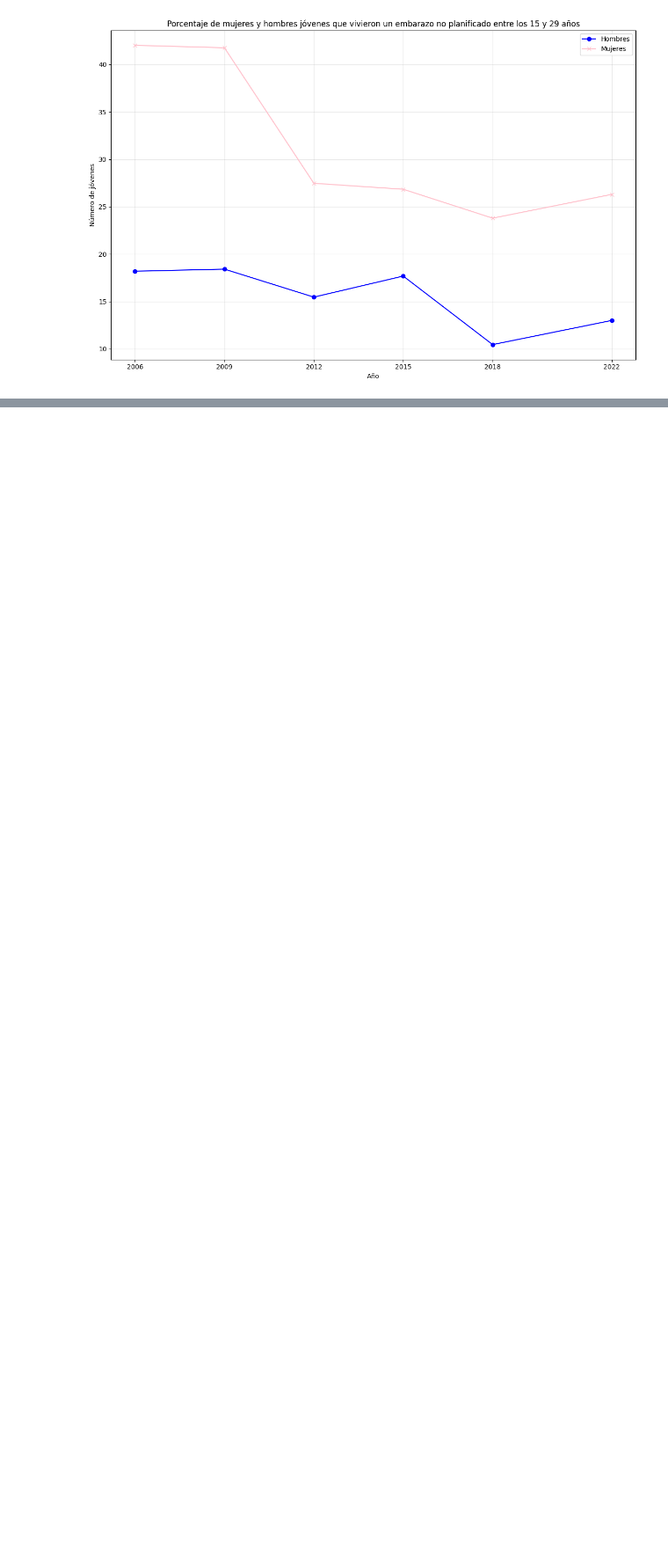
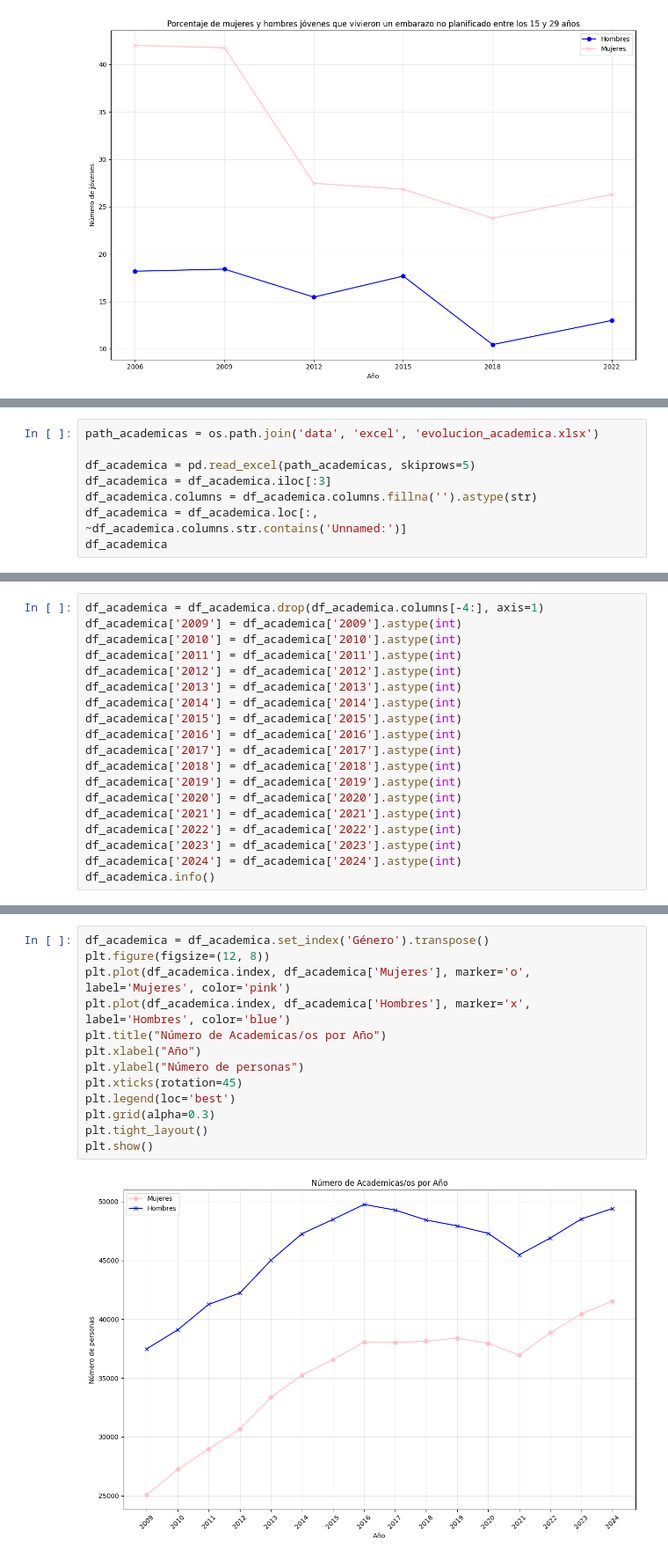
Before and after one commit to Kilpura/ProyectoCIenciaDatos, a Jupyter notebook: borradores_creados_por_integrantes/archivos.ipynb, the cells around one changed output, grey strips where cells are left out. Shown at 88% size. Drawn from its saved outputs; the diff is of its cells as text; blank space fills up the shorter version.

```diff
--- a/borradores_creados_por_integrantes/archivos.ipynb
+++ b/borradores_creados_por_integrantes/archivos.ipynb
@@ -248,0 +249,8 @@ plt.show()
+# %%
+path_academicas = os.path.join('data', 'excel', 'evolucion_academica.xlsx')
+
+df_academica = pd.read_excel(path_academicas, skiprows=5)
+df_academica = df_academica.iloc[:3]
+df_academica.columns = df_academica.columns.fillna('').astype(str)
+df_academica = df_academica.loc[:, ~df_academica.columns.str.contains('Unnamed:')]
+df_academica
@@ -248,0 +271,19 @@ plt.show()
+# %%
+df_academica = df_academica.drop(df_academica.columns[-4:], axis=1)
+df_academica['2009'] = df_academica['2009'].astype(int)
+df_academica['2010'] = df_academica['2010'].astype(int)
+df_academica['2011'] = df_academica['2011'].astype(int)
+df_academica['2012'] = df_academica['2012'].astype(int)
+df_academica['2013'] = df_academica['2013'].astype(int)
+df_academica['2014'] = df_academica['2014'].astype(int)
+df_academica['2015'] = df_academica['2015'].astype(int)
+df_academica['2016'] = df_academica['2016'].astype(int)
+df_academica['2017'] = df_academica['2017'].astype(int)
+df_academica['2018'] = df_academica['2018'].astype(int)
+df_academica['2019'] = df_academica['2019'].astype(int)
+df_academica['2020'] = df_academica['2020'].astype(int)
+df_academica['2021'] = df_academica['2021'].astype(int)
+df_academica['2022'] = df_academica['2022'].astype(int)
+df_academica['2023'] = df_academica['2023'].astype(int)
+df_academica['2024'] = df_academica['2024'].astype(int)
+df_academica.info()
@@ -248,0 +315,15 @@ plt.show()
+# %%
+df_academica = df_academica.set_index('Género').transpose()
+plt.figure(figsize=(12, 8))
+plt.plot(df_academica.index, df_academica['Mujeres'], marker='o', label='Mujeres', color='pink')
+plt.plot(df_academica.index, df_academica['Hombres'], marker='x', label='Hombres', color='blue')
+plt.title("Número de Academicas/os por Año")
+plt.xlabel("Año")
+plt.ylabel("Número de personas")
+plt.xticks(rotation=45)
+plt.legend(loc='best')
+plt.grid(alpha=0.3)
+plt.tight_layout()
+plt.show()
+# %% [output]
+[figure, added]
```
Also changed, not shown: parts of 5 cells of this notebook, 1 other file.
